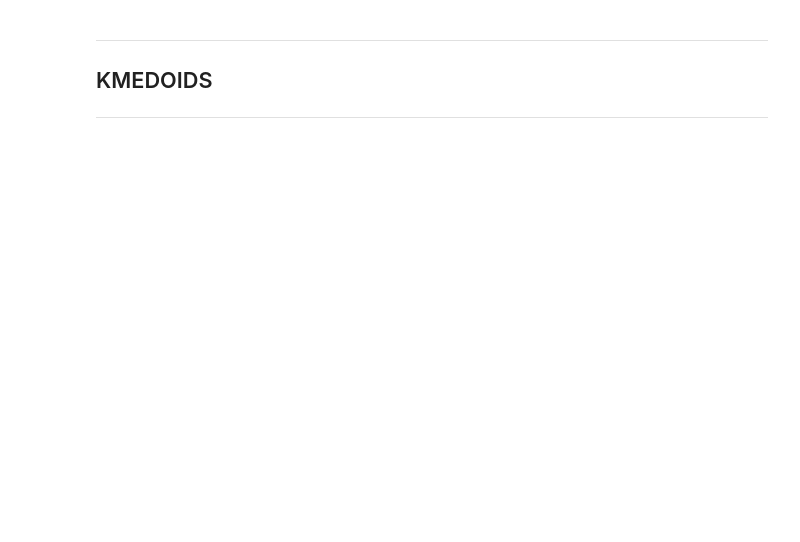
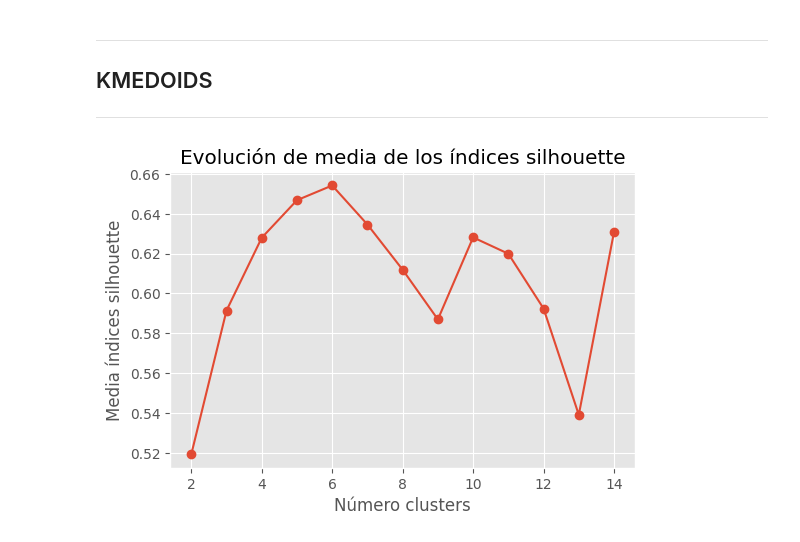
Before and after one commit to NathaliaMoniz/GRUPO09_Practica2, a Jupyter notebook: Practica.ipynb, the cells around one changed output. Saved outputs shown, nothing was run; the diff lists cells and outputs as text; code cells hidden in the pictures; blank space fills up the shorter version.

```diff
--- a/Practica.ipynb
+++ b/Practica.ipynb
@@ -707,0 +751,33 @@ modelo_kmedoids.fit(X=X_scaled)
+# %%
+from sklearn.metrics import silhouette_score
+
+def calculate_silhouette_scores(X, range_n_clusters, n_init=25, max_iter=200):
+    valores_medios_silhouette = []
+
+    for n_clusters in range_n_clusters:
+        # Ejecutar K-Medoids con el número de clusters dado
+        medoids, labels = kmedoids(X, n_clusters=n_clusters, max_iter=max_iter, n_init=n_init)
+
+        # Calcular el índice de Silhouette
+        silhouette_avg = silhouette_score(X, labels)
+
+        # Agregar el resultado a la lista
+        valores_medios_silhouette.append(silhouette_avg)
+
+    return valores_medios_silhouette
+
+# Definir el rango de números de clusters
+range_n_clusters = range(2, 15)
+
+# Calcular los índices de Silhouette para cada número de clusters
+valores_medios_silhouette = calculate_silhouette_scores(X_trans, range_n_clusters)
+
+# Visualizar los resultados
+fig, ax = plt.subplots(1, 1, figsize=(6, 3.84))
+ax.plot(range_n_clusters, valores_medios_silhouette, marker='o')
+ax.set_title("Evolución de media de los índices silhouette")
+ax.set_xlabel('Número clusters')
+ax.set_ylabel('Media índices silhouette')
+plt.show()
+# %% [output]
+[figure, added]
```
Also changed, not shown: parts of 20 cells of this notebook.
